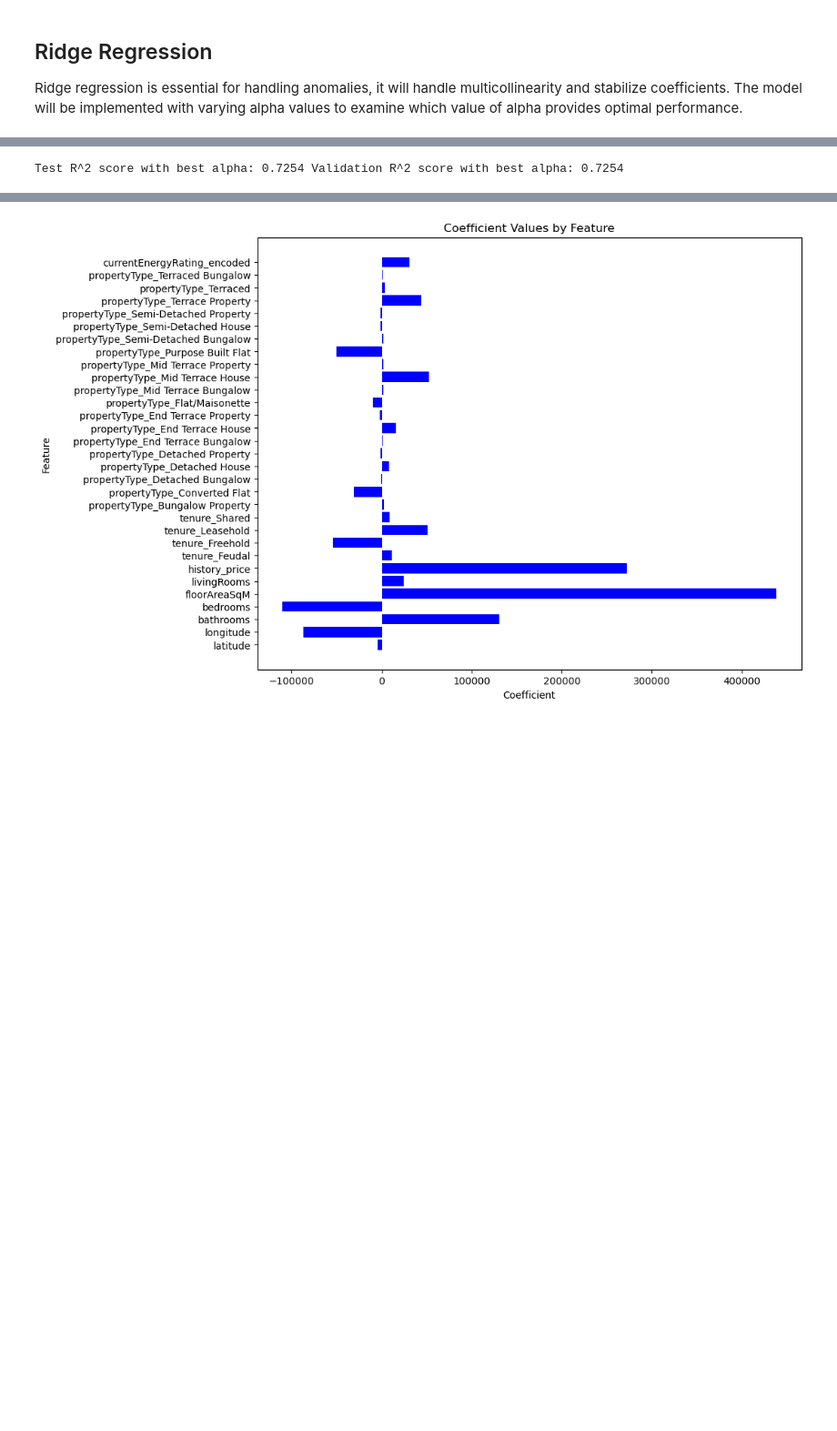
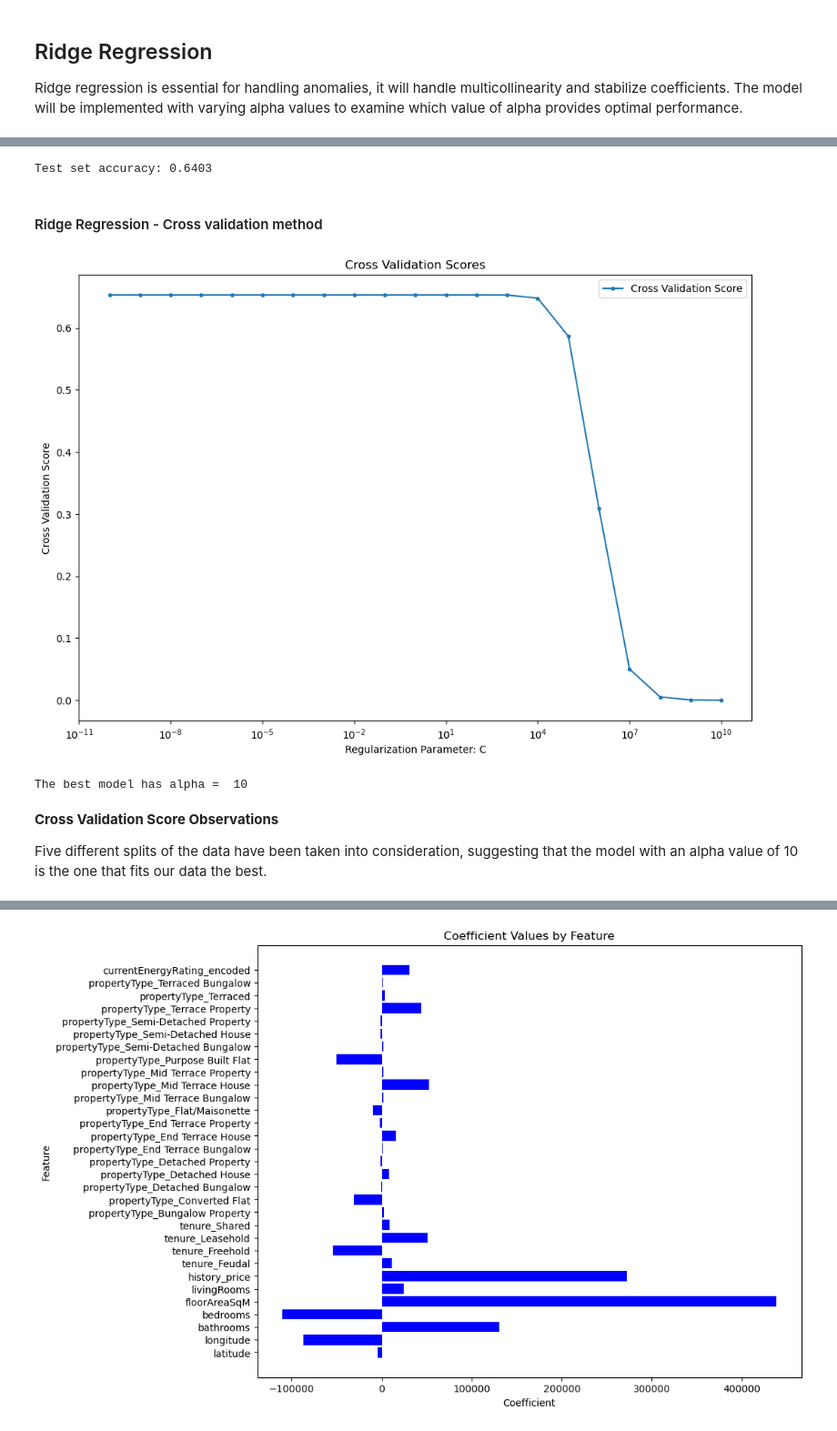
Before and after one commit to SanjayRaju2000/London-House-Price-Prediction, a Jupyter notebook: notebooks/04-linear-modelling.ipynb, the cells around one changed output, grey strips where cells are left out. Shown at 91% size. Saved outputs shown, nothing was run; the diff lists cells and outputs as text; code cells hidden in the pictures; blank space fills up the shorter version.

```diff
--- a/notebooks/04-linear-modelling.ipynb
+++ b/notebooks/04-linear-modelling.ipynb
@@ -305,7 +241,25 @@ Grid search is implemented here to find the best value of alpha by evaluating al
-# %%
-# Testing the best model
-best_train_score = best_model.score(X_valid_ridge, y_valid)
-best_valid_score = best_model.score(X_valid_ridge, y_valid)
-print(f"Test R^2 score with best alpha: {best_train_score:.4f} Validation R^2 score with best alpha: {best_valid_score:.4f}")
-# %% [output]
-Test R^2 score with best alpha: 0.7254 Validation R^2 score with best alpha: 0.7254
+# %%
+# Final model evaluation with the test set
+
+# Make copy of data before scaling
+X_remainder_ridge = X_remainder.copy()
+X_test_ridge = X_test.copy()
+
+# Fit scaler on training data and transform both training and test data
+scaler = StandardScaler()
+cols_to_scale = ['latitude', 'longitude', 'bathrooms', 'bedrooms', 'floorAreaSqM', 'livingRooms']
+X_remainder_scaled = scaler.fit_transform(X_remainder_ridge[cols_to_scale])  # Fit and transform remainder data
+X_test_scaled = scaler.transform(X_test_ridge[cols_to_scale])      # Transform test data
+
+# Instantiate model with alpha value
+final_ridge_model = Ridge(alpha=10)
+
+# Fit model on scaled training data
+final_ridge_model.fit(X_remainder_scaled, y_remainder)
+
+# Test
+print(f"Test set accuracy: {final_ridge_model.score(X_test_scaled, y_test):.4f}")
+# %% [output]
+Test set accuracy: 0.6403
+# %% [markdown]
+#### Ridge Regression - Cross validation method
@@ -312 +293,30 @@ Test R^2 score with best alpha: 0.7254 Validation R^2 score with best alpha: 0.7
+# %%
+# Plotting scores against alpha
+
+# Scatter plot
+plt.figure(figsize=(12, 8))
+plt.plot(alpha_values, cross_validation_scores, label="Cross Validation Score", marker=".")
+
+# Logarithmic scale for the x-axis
+plt.xscale("log")
+
+# Labels and Title
+plt.xlabel("Regularization Parameter: C")
+plt.ylabel("Cross Validation Score")
+plt.title("Cross Validation Scores")
+plt.legend()
+
+# Show plot
+plt.show()
+
+# Print the optimal C
+index_of_max = np.array(cross_validation_scores).argmax()
+print("The best model has alpha = ", alpha_values[index_of_max])
+# %% [output]
+[figure, added]
+The best model has alpha =  10
+# %% [markdown]
+**Cross Validation Score Observations**
+
+Five different splits of the data have been taken into consideration, suggesting that the model with an alpha value of 10 is the one that fits our data the best.
 # %%
```
Also changed, not shown: parts of 17 cells of this notebook.
